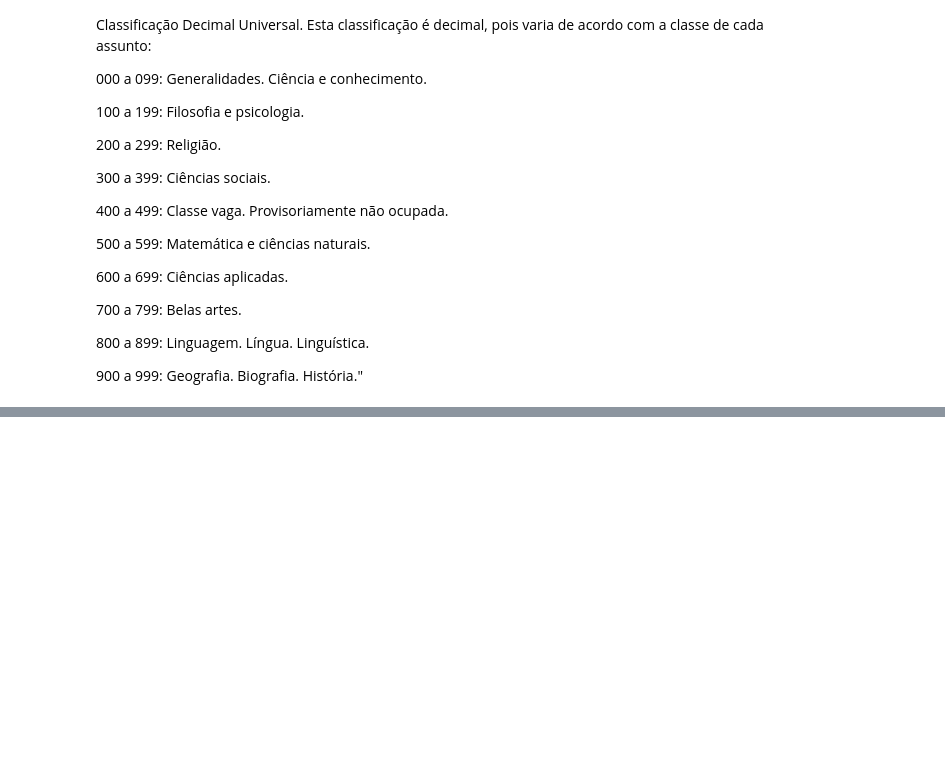
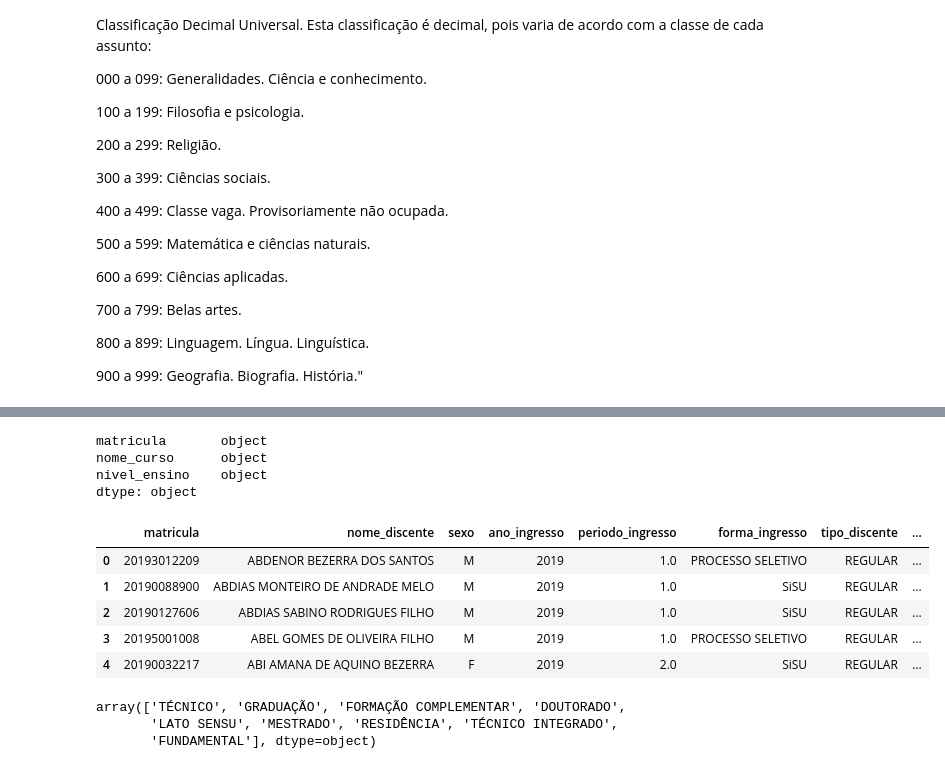
Before and after one commit to PVSO/7-days-pandas, a Jupyter notebook: notebooks/2.0-pvso-preprocessing-cleaning.ipynb, the cells around one changed output, grey strips where cells are left out. Cells and saved outputs as stored; diff of their text form; code cells hidden in the pictures; blank space fills up the shorter version.

Commit message:
feat(preprocessing): adding students_records data of 2019-2020

```diff
--- a/notebooks/2.0-pvso-preprocessing-cleaning.ipynb
+++ b/notebooks/2.0-pvso-preprocessing-cleaning.ipynb
@@ -91,0 +264,25 @@ df.to_csv('../data/processed/emprestimos_exemplares.csv')
+# %%
+df_records_2018_graduacao.dtypes
+# %% [output]
+matricula       object
+nome_curso      object
+nivel_ensino    object
+dtype: object
+# %%
+# Records do ano de 2019
+df_records_2019 = pd.read_csv('../data/raw/students_records/discentes-2019.csv')
+df_records_2019.head()
+# %% [output]
+|  | matricula | nome_discente | sexo | ano_ingresso | periodo_ingresso | forma_ingresso | tipo_discente | ... |
+| 0 | 20193012209 | ABDENOR BEZERRA DOS SANTOS | M | 2019 | 1.0 | PROCESSO SELETIVO | REGULAR | ... |
+| 1 | 20190088900 | ABDIAS MONTEIRO DE ANDRADE MELO | M | 2019 | 1.0 | SiSU | REGULAR | ... |
+| 2 | 20190127606 | ABDIAS SABINO RODRIGUES FILHO | M | 2019 | 1.0 | SiSU | REGULAR | ... |
+| 3 | 20195001008 | ABEL GOMES DE OLIVEIRA FILHO | M | 2019 | 1.0 | PROCESSO SELETIVO | REGULAR | ... |
+| 4 | 20190032217 | ABI AMANA DE AQUINO BEZERRA | F | 2019 | 2.0 | SiSU | REGULAR | ... |
+# %%
+df_records_2019['nivel_ensino'] = df_records_2019['nivel_ensino'].apply(ftfy.fix_text)
+df_records_2019['nivel_ensino'].unique()
+# %% [output]
+array(['TÉCNICO', 'GRADUAÇÃO', 'FORMAÇÃO COMPLEMENTAR', 'DOUTORADO',
+       'LATO SENSU', 'MESTRADO', 'RESIDÊNCIA', 'TÉCNICO INTEGRADO',
+       'FUNDAMENTAL'], dtype=object)
```
Also changed, not shown: parts of 52 cells of this notebook.
